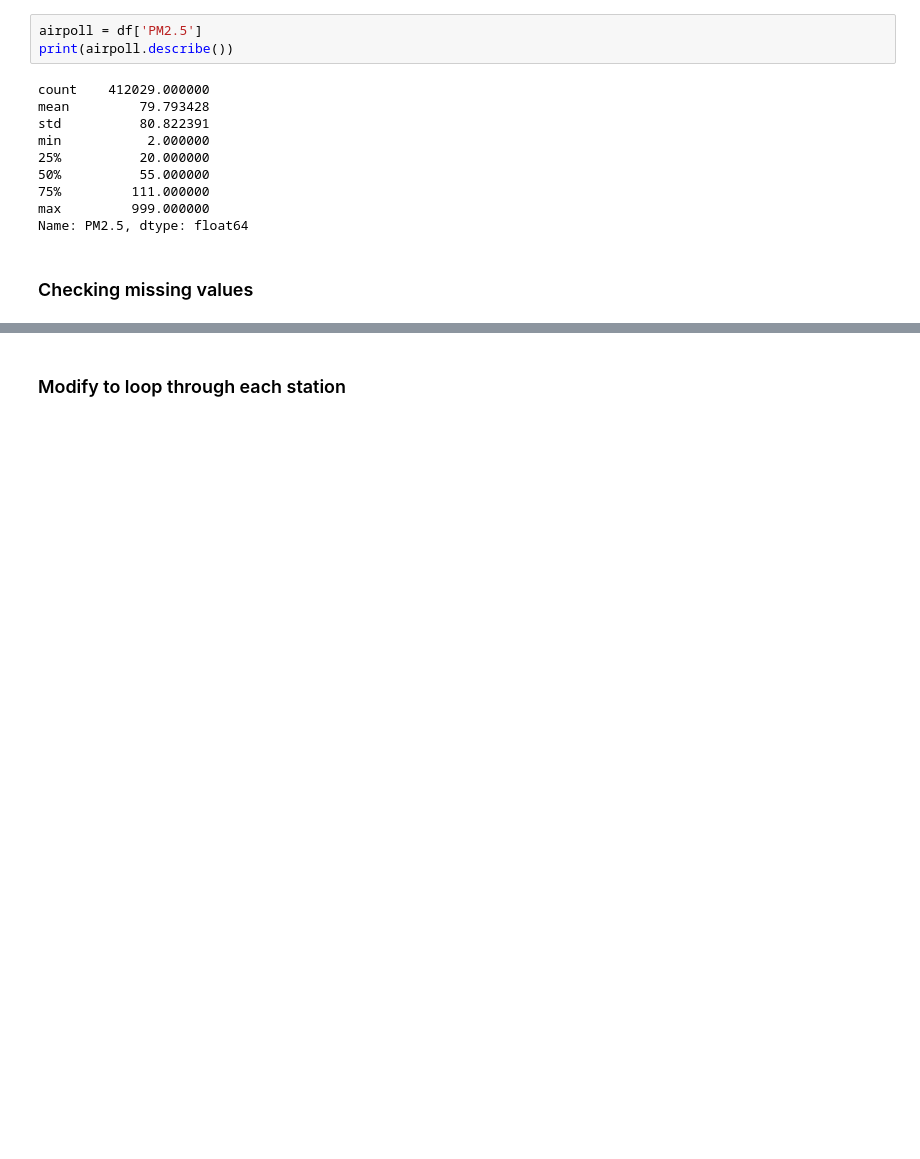
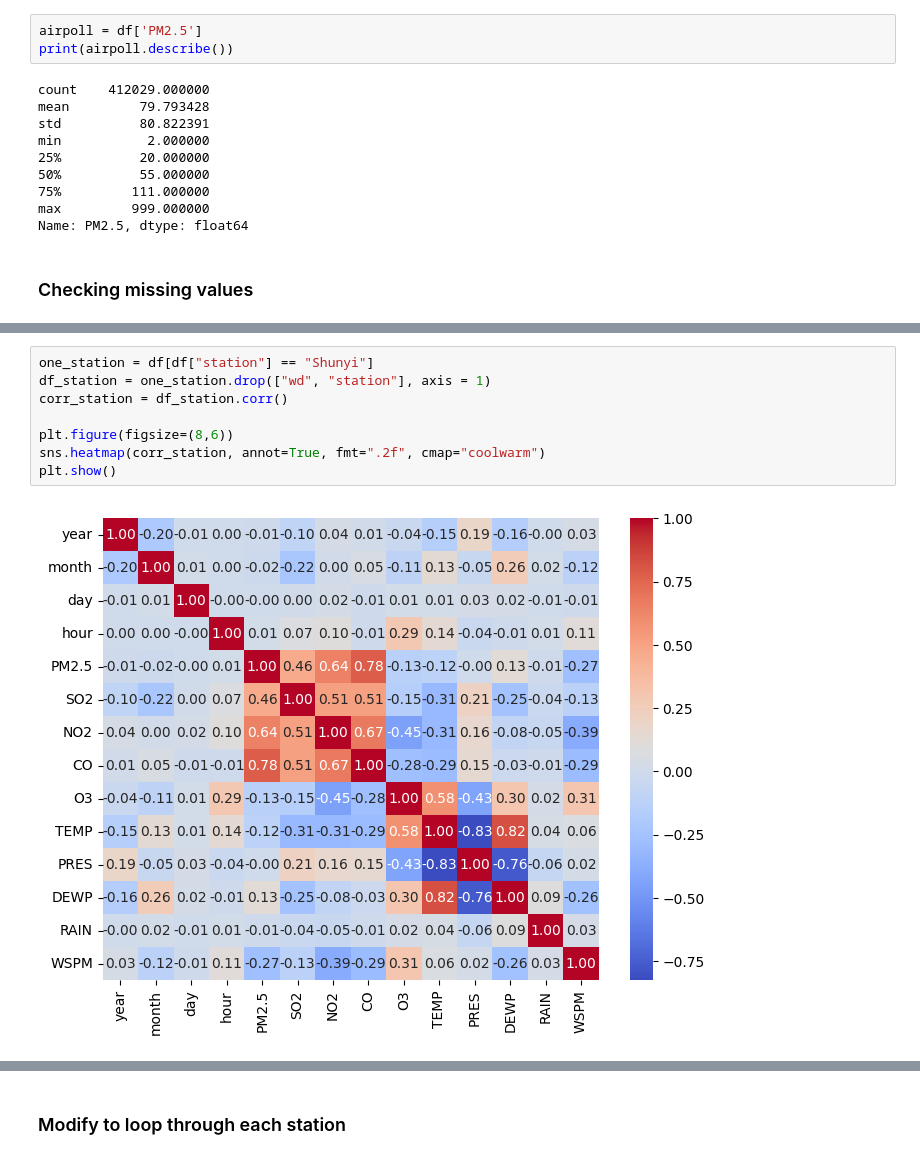
Before and after one commit to perujuice/AirQ_beijing, a Jupyter notebook: model.ipynb, the cells around one changed output, grey strips where cells are left out. Drawn from its saved outputs; the diff is of its cells as text; blank space fills up the shorter version.

```diff
--- a/model.ipynb
+++ b/model.ipynb
@@ -182,0 +192,10 @@ msno.matrix(df)
+# %%
+one_station = df[df["station"] == "Shunyi"]
+df_station = one_station.drop(["wd", "station"], axis = 1)
+corr_station = df_station.corr()
+
+plt.figure(figsize=(8,6))
+sns.heatmap(corr_station, annot=True, fmt=".2f", cmap="coolwarm")
+plt.show()
+# %% [output]
+[figure, added]
```
Also changed, not shown: parts of 28 cells of this notebook.
